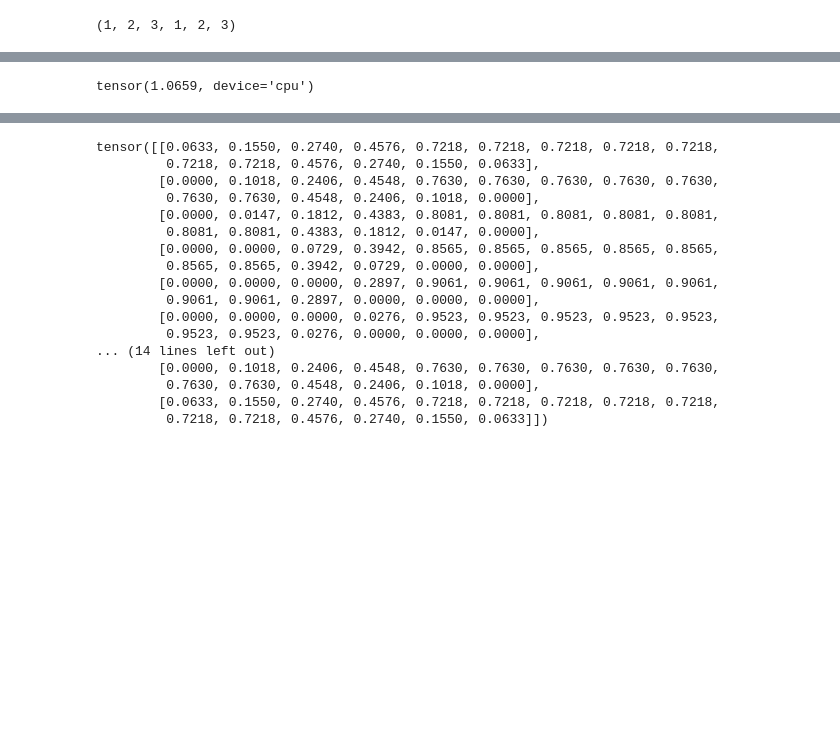
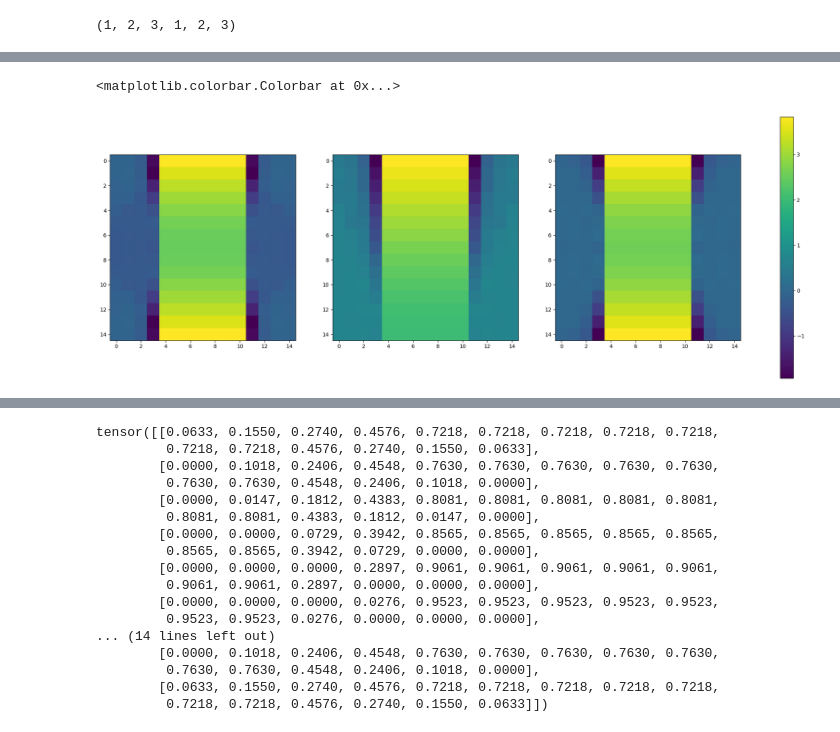
Before and after one commit to Junang-Wang/Top-invar-DL, a Jupyter notebook: Graphene_SS_Note.ipynb, the cells around one changed output, grey strips where cells are left out. Drawn from its saved outputs; the diff is of its cells as text; code cells hidden in the pictures; blank space fills up the shorter version.

```diff
--- a/Graphene_SS_Note.ipynb
+++ b/Graphene_SS_Note.ipynb
@@ -158,4 +156,11 @@ plt.colorbar(im,ax=ax)
-# %%
-print(Graphene_D[0,5,7,7])
-# %% [output]
-tensor(1.0659, device='cpu')
+# %%
+fig,ax = plt.subplots(1,3)
+fig.set_figwidth(27)
+fig.set_figheight(9)
+ax[0].imshow(Graphene_D[0,5])
+ax[1].imshow(Graphene_D[1,3])
+im=ax[2].imshow(Graphene_D[2,5])
+plt.colorbar(im,ax=ax)
+# %% [output]
+<matplotlib.colorbar.Colorbar at 0x...>
+[figure, added]
```
Also changed, not shown: parts of 12 cells of this notebook, 2 other files.
